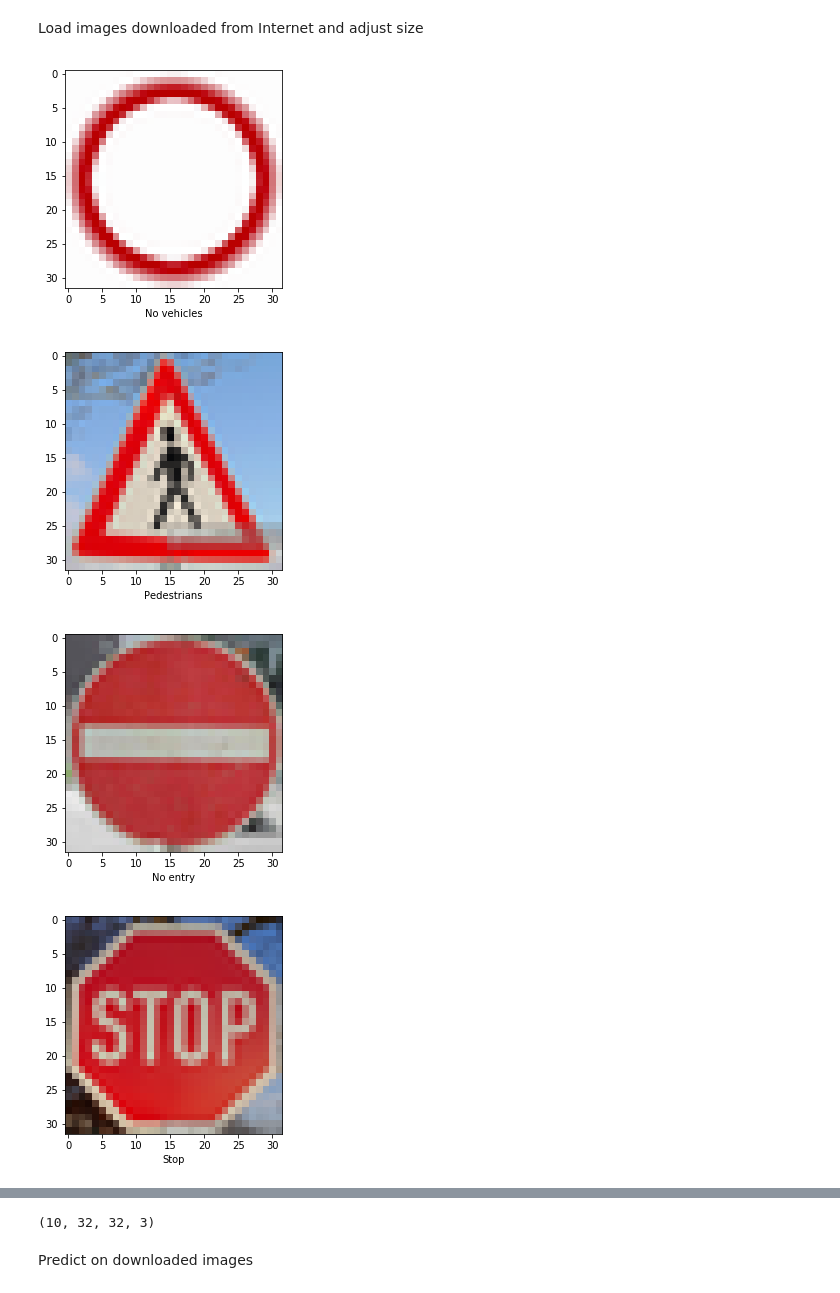
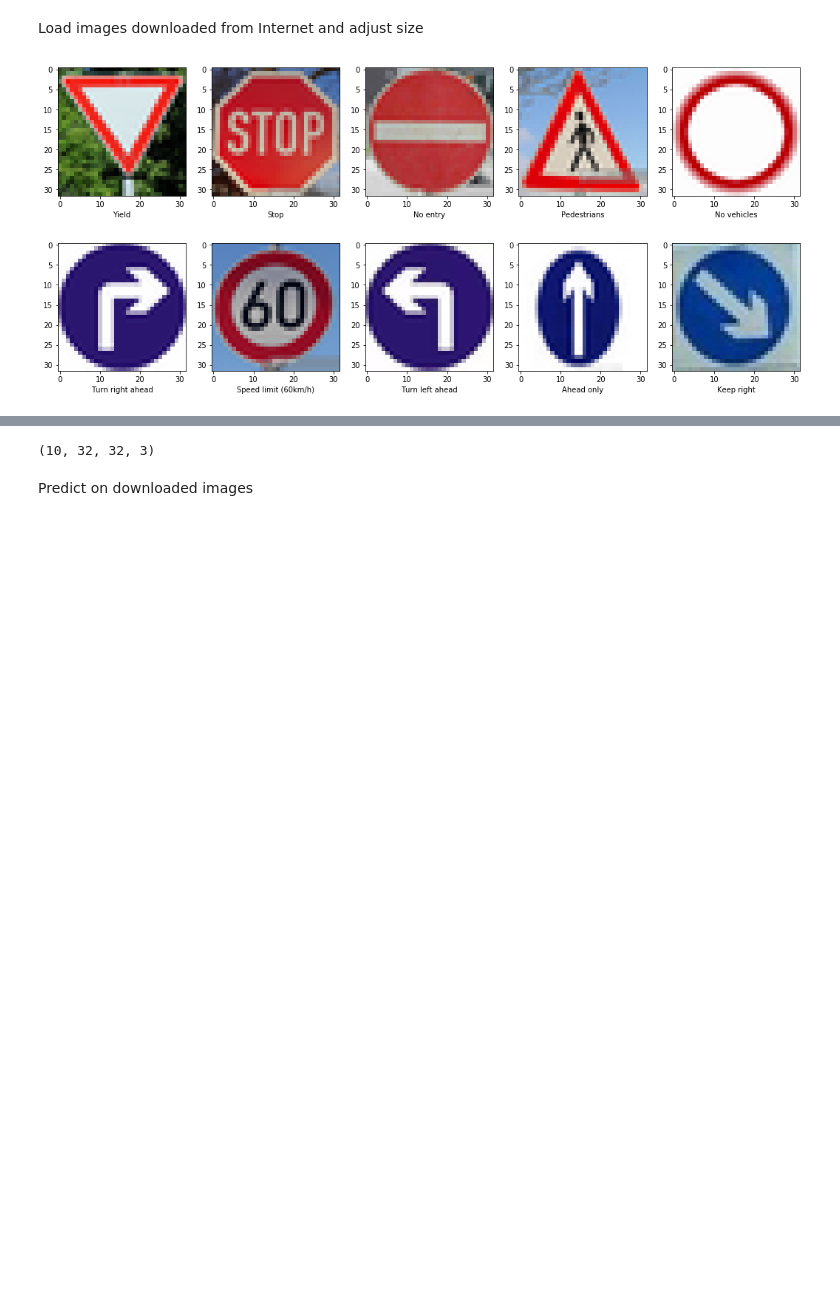
Before and after one commit to cangyu/LambdaFlow, a Jupyter notebook: VE581/HW2/Traffic_CNN.ipynb, the cells around one changed output, grey strips where cells are left out. Saved outputs shown, nothing was run; the diff lists cells and outputs as text; code cells hidden in the pictures; blank space fills up the shorter version.

```diff
--- a/VE581/HW2/Traffic_CNN.ipynb
+++ b/VE581/HW2/Traffic_CNN.ipynb
@@ -90,6 +90,29 @@ Label = [
     'End of no passing',
     'End of no passing by vehicles over 3.5 metric tons',
 ]
+
+training_stat = np.zeros(NumOfClass, dtype=int)
+validation_stat = np.zeros(NumOfClass, dtype=int)
+testing_stat = np.zeros(NumOfClass, dtype=int)
+
+for e in y_train:
+  training_stat[e] += 1
+for e in y_validation:
+  validation_stat[e] += 1
+for e in y_test:
+  testing_stat[e] += 1
+
+plt.figure(figsize=(24, 6))
+plt.subplot(1, 3, 1)
+plt.bar(range(NumOfClass), training_stat)
+plt.title('Class distribution in Training Set')
+plt.subplot(1, 3, 2)
+plt.bar(range(NumOfClass), validation_stat)
+plt.title('Class distribution in Validation Set')
+plt.subplot(1, 3, 3)
+plt.bar(range(NumOfClass), testing_stat)
+plt.title('Class distribution in Testing Set')
+plt.show()
 # %% [output]
 (34799, 32, 32, 3) (34799,)
 (4410, 32, 32, 3) (4410,)
@@ -98,19 +122,18 @@ Label = [
 # %% [markdown]
 Exploration and Visualization
 # %%
-if not os.path.exists('sample'):
-    os.mkdir('sample')
-
 flag = np.zeros(NumOfClass, dtype=int)
 cnt = NumOfClass
+plt.figure(figsize=(32, 48))
 while cnt > 0:
     idx = randint(1, len(y_train))-1
     label = y_train[idx]
     if flag[label] == 0:
         flag[label] = 1
         cnt -= 1
+        plt.subplot(8, 6, NumOfClass-cnt)
         plt.imshow(x_train[idx])
-        plt.xlabel(Label[label])
-        plt.savefig('sample/{:d}.png'.format(label))
-        plt.show()
+        plt.xlabel(str(label))
+plt.savefig('explore.png', dpi=300)
+plt.show()
 # %% [output]
@@ -316,31 +342,24 @@ for i in range(10):
 Load images downloaded from Internet and adjust size
 # %%
 DOWNLOAD_DIR = os.path.join('/content', 'drive', 'My Drive', 'Colab Notebooks', 'HW2', 'download')
-
 x_download = []
 y_download = np.zeros(10, dtype='int')
-
+plt.figure(figsize=(18, 8))
 cnt = 0
 for e in os.listdir(DOWNLOAD_DIR):
   label, ext = e.split('.')
   cur_path = os.path.join(DOWNLOAD_DIR, e)
   cur_img = Image.open(cur_path)
   adj_img = cur_img.resize((32, 32), Image.ANTIALIAS)
-
-
   x_download.append(np.array(adj_img))
   y_download[cnt] = int(label)
-
+  plt.subplot(2, 5, cnt+1)
   plt.imshow(x_download[cnt])
   plt.xlabel(Label[y_download[cnt]])
-  plt.show()
-
   cnt += 1
 
+plt.show()
 x_download = np.array(x_download)
 print(x_download.shape)
 # %% [output]
-[figure, old version]
+[figure, new version]
-[figure, removed]
-[figure, removed]
-[figure, removed]
```
Also changed, not shown: parts of 13 cells of this notebook, 2 other files.
